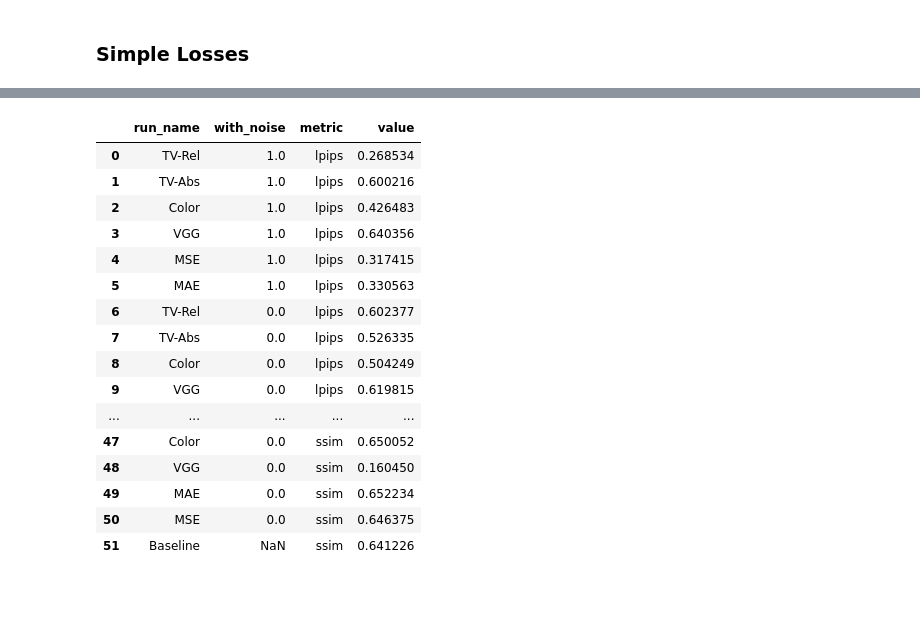
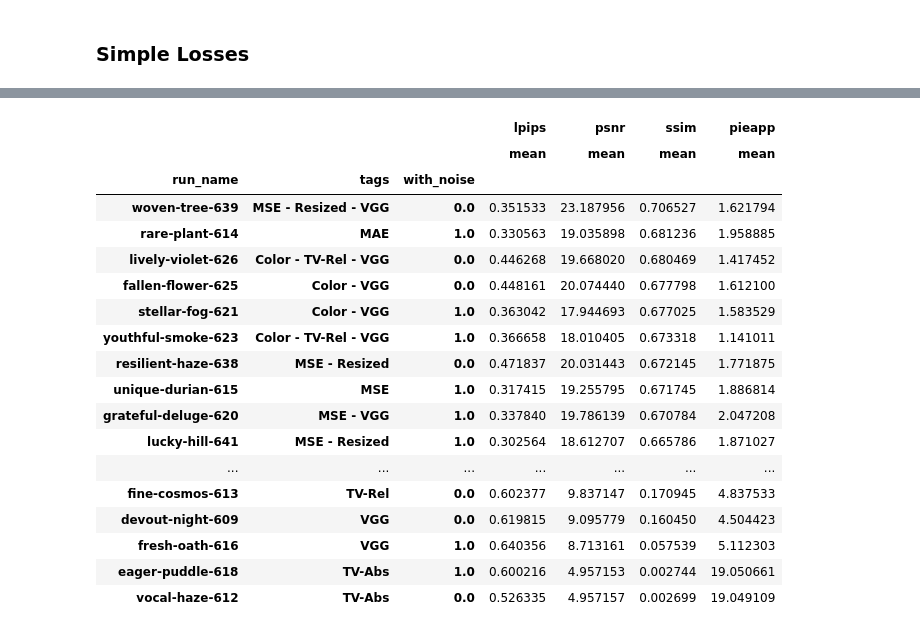
Before and after one commit to mikasenghaas/sillystill, a Jupyter notebook: notebooks/5.0-results.ipynb, the cells around one changed output, grey strips where cells are left out. Cells and saved outputs as stored; diff of their text form; code cells hidden in the pictures; blank space fills up the shorter version.

```diff
--- a/notebooks/5.0-results.ipynb
+++ b/notebooks/5.0-results.ipynb
@@ -92,20 +96,32 @@ df
+# %%
+# Find mean and std for each metric
+single_image.groupby(["run_name", "tags", "with_noise"]).agg(
+    {"lpips": ["mean"],
+     "psnr": ["mean"],
+     "ssim": ["mean"],
+     "pieapp": ["mean"]}).sort_values(by=("ssim", "mean"), ascending=False)
+# %% [output]
+|  |  |  | lpips | psnr | ssim | pieapp |
+|  |  |  | mean | mean | mean | mean |
+| run_name | tags | with_noise |  |  |  |  |
+| woven-tree-639 | MSE - Resized - VGG | 0.0 | 0.351533 | 23.187956 | 0.706527 | 1.621794 |
+| rare-plant-614 | MAE | 1.0 | 0.330563 | 19.035898 | 0.681236 | 1.958885 |
+| lively-violet-626 | Color - TV-Rel - VGG | 0.0 | 0.446268 | 19.668020 | 0.680469 | 1.417452 |
+| fallen-flower-625 | Color - VGG | 0.0 | 0.448161 | 20.074440 | 0.677798 | 1.612100 |
+| stellar-fog-621 | Color - VGG | 1.0 | 0.363042 | 17.944693 | 0.677025 | 1.583529 |
+| youthful-smoke-623 | Color - TV-Rel - VGG | 1.0 | 0.366658 | 18.010405 | 0.673318 | 1.141011 |
+| resilient-haze-638 | MSE - Resized | 0.0 | 0.471837 | 20.031443 | 0.672145 | 1.771875 |
+| unique-durian-615 | MSE | 1.0 | 0.317415 | 19.255795 | 0.671745 | 1.886814 |
+| grateful-deluge-620 | MSE - VGG | 1.0 | 0.337840 | 19.786139 | 0.670784 | 2.047208 |
+| lucky-hill-641 | MSE - Resized | 1.0 | 0.302564 | 18.612707 | 0.665786 | 1.871027 |
+| ... | ... | ... | ... | ... | ... | ... |
+| fine-cosmos-613 | TV-Rel | 0.0 | 0.602377 | 9.837147 | 0.170945 | 4.837533 |
+| devout-night-609 | VGG | 0.0 | 0.619815 | 9.095779 | 0.160450 | 4.504423 |
+| fresh-oath-616 | VGG | 1.0 | 0.640356 | 8.713161 | 0.057539 | 5.112303 |
+| eager-puddle-618 | TV-Abs | 1.0 | 0.600216 | 4.957153 | 0.002744 | 19.050661 |
+| vocal-haze-612 | TV-Abs | 0.0 | 0.526335 | 4.957157 | 0.002699 | 19.049109 |
 # %%
-df_pivot = df.melt(id_vars=["run_name", "with_noise"], var_name="metric", value_name="value")
+# TODO: Do some plotting here
+
+# Probably useful to pivot the data
+# single_image.melt(id_vars=["run_name", "tags", "with_noise"], var_name="metric", value_name="value")
-# %% [output]
-|  | run_name | with_noise | metric | value |
-| 0 | TV-Rel | 1.0 | lpips | 0.268534 |
-| 1 | TV-Abs | 1.0 | lpips | 0.600216 |
-| 2 | Color | 1.0 | lpips | 0.426483 |
-| 3 | VGG | 1.0 | lpips | 0.640356 |
-| 4 | MSE | 1.0 | lpips | 0.317415 |
-| 5 | MAE | 1.0 | lpips | 0.330563 |
-| 6 | TV-Rel | 0.0 | lpips | 0.602377 |
-| 7 | TV-Abs | 0.0 | lpips | 0.526335 |
-| 8 | Color | 0.0 | lpips | 0.504249 |
-| 9 | VGG | 0.0 | lpips | 0.619815 |
-| ... | ... | ... | ... | ... |
-| 47 | Color | 0.0 | ssim | 0.650052 |
-| 48 | VGG | 0.0 | ssim | 0.160450 |
-| 49 | MAE | 0.0 | ssim | 0.652234 |
-| 50 | MSE | 0.0 | ssim | 0.646375 |
-| 51 | Baseline | NaN | ssim | 0.641226 |
```
Also changed, not shown: parts of 14 cells of this notebook, 4 other files.
